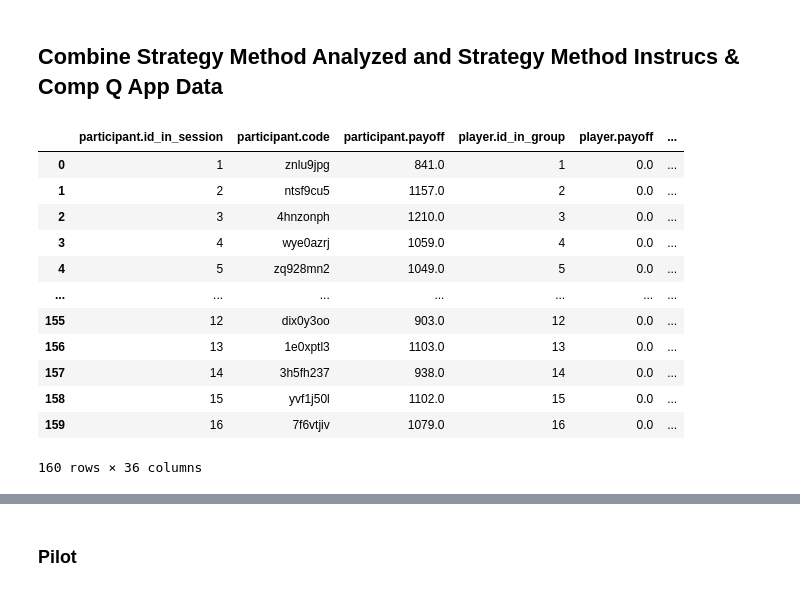
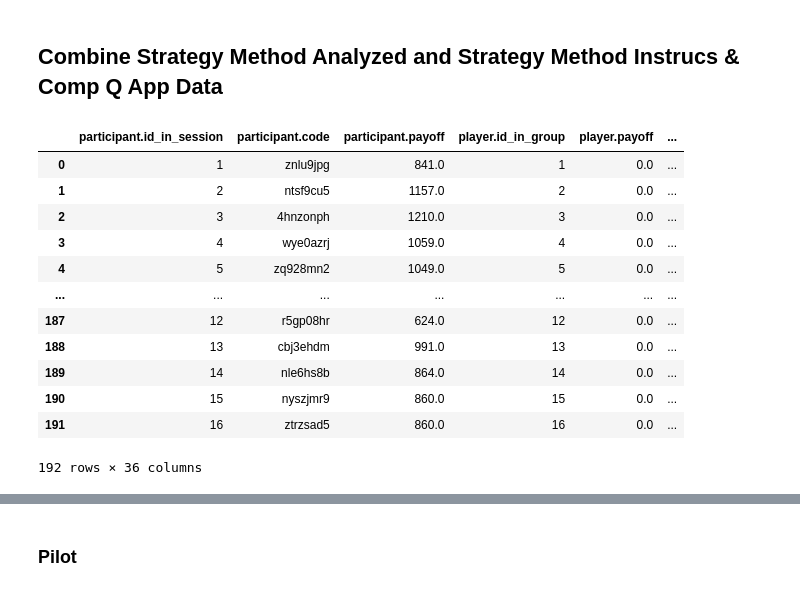
Before and after one commit to AaronSVMB/DA_4_MGPGG, a Jupyter notebook: src/Strategy Method/zstrategy_method_da.ipynb, the cells around one changed output, grey strips where cells are left out. Cells and saved outputs as stored; diff of their text form; code cells hidden in the pictures.

```diff
--- a/src/Strategy Method/zstrategy_method_da.ipynb
+++ b/src/Strategy Method/zstrategy_method_da.ipynb
@@ -102,22 +102,22 @@ conditional_dict
 # %% [markdown]
 ## Combine Strategy Method Analyzed and Strategy Method Instrucs & Comp Q App Data
 # %%
-sm_instrucs_df = sm_reading_and_cleaning('/Users/aaronberman/Desktop/DA_4_MGPGG/ToDate/StrategyMethodInstrucsCompQs_2023-09-16.csv')
+sm_instrucs_df = sm_reading_and_cleaning('/Users/aaronberman/Desktop/DA_4_MGPGG/ToDate/StrategyMethodInstrucsCompQs_2023-09-26.csv')
 sm_instrucs_df
 # %% [output]
 |  | participant.id_in_session | participant.code | participant.payoff | player.id_in_group | player.payoff | ... |
 | 0 | 1 | znlu9jpg | 841.0 | 1 | 0.0 | ... |
 | 1 | 2 | ntsf9cu5 | 1157.0 | 2 | 0.0 | ... |
 | 2 | 3 | 4hnzonph | 1210.0 | 3 | 0.0 | ... |
 | 3 | 4 | wye0azrj | 1059.0 | 4 | 0.0 | ... |
 | 4 | 5 | zq928mn2 | 1049.0 | 5 | 0.0 | ... |
 | ... | ... | ... | ... | ... | ... | ... |
-| 155 | 12 | dix0y3oo | 903.0 | 12 | 0.0 | ... |
-| 156 | 13 | 1e0xptl3 | 1103.0 | 13 | 0.0 | ... |
-| 157 | 14 | 3h5fh237 | 938.0 | 14 | 0.0 | ... |
-| 158 | 15 | yvf1j50l | 1102.0 | 15 | 0.0 | ... |
-| 159 | 16 | 7f6vtjiv | 1079.0 | 16 | 0.0 | ... |
+| 187 | 12 | r5gp08hr | 624.0 | 12 | 0.0 | ... |
+| 188 | 13 | cbj3ehdm | 991.0 | 13 | 0.0 | ... |
+| 189 | 14 | nle6hs8b | 864.0 | 14 | 0.0 | ... |
+| 190 | 15 | nyszjmr9 | 860.0 | 15 | 0.0 | ... |
+| 191 | 16 | ztrzsad5 | 860.0 | 16 | 0.0 | ... |
-160 rows × 36 columns
+192 rows × 36 columns
 # %%
 sm_merged = sm_merge_game_and_instrucs(smdf, sm_instrucs_df)
 sm_merged
```
Also changed, not shown: parts of 10 cells of this notebook, 5 other files.
